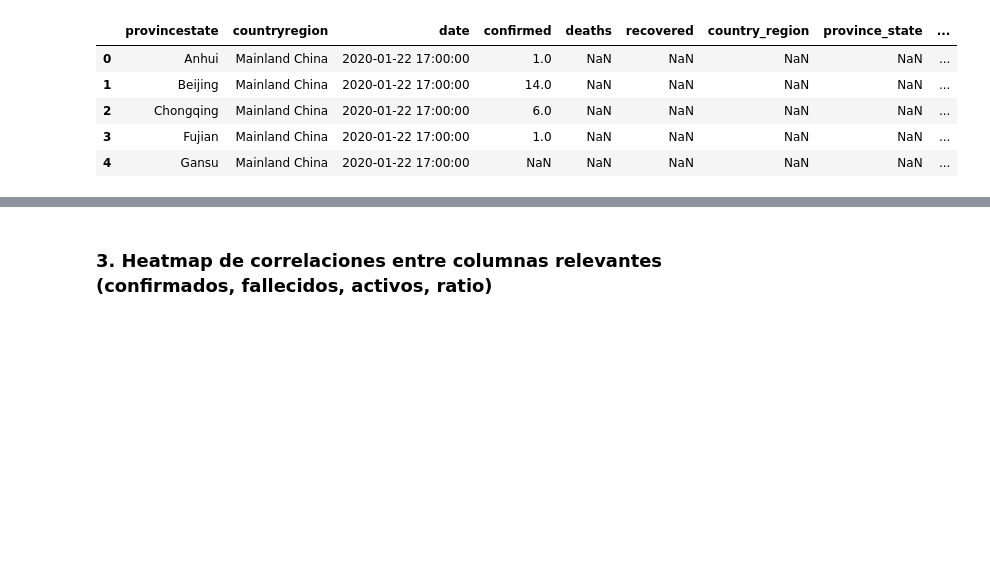
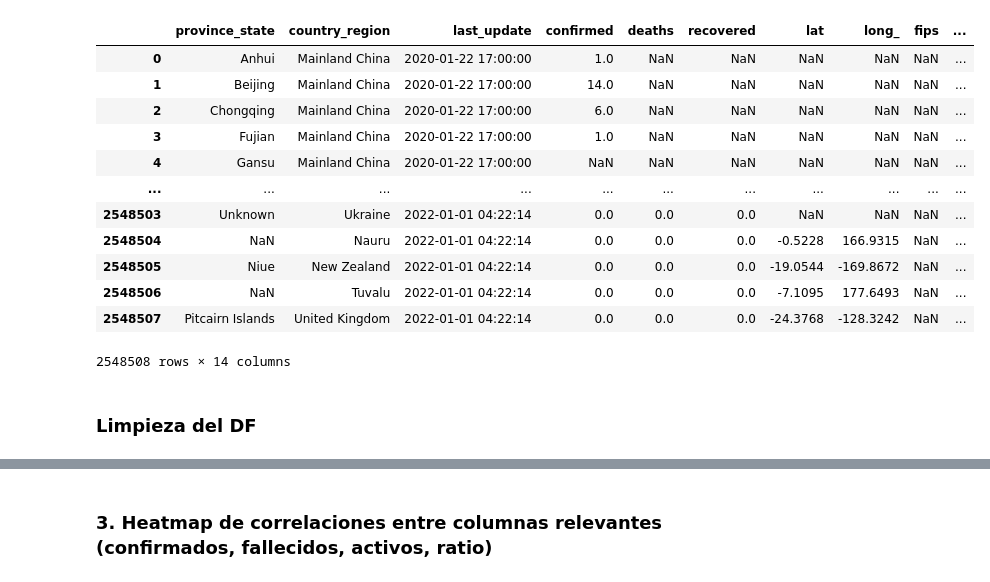
Before and after one commit to AlvaroMolinaCL/ProyectoGestionDeDatos, a Jupyter notebook: data/03_visualizaciones.ipynb, the cells around one changed output, grey strips where cells are left out. Drawn from its saved outputs; the diff is of its cells as text; code cells hidden in the pictures; blank space fills up the shorter version.

```diff
--- a/data/03_visualizaciones.ipynb
+++ b/data/03_visualizaciones.ipynb
@@ -5,4 +10,5 @@
 # %%
+import os
 import requests
 import pandas as pd
 import numpy as np
@@ -32,46 +38,53 @@ for year in range(año_inicio, año_fin + 1):
                 df = pd.read_csv(StringIO(response.text))
                 df.columns = df.columns.str.replace(r'[^a-zA-Z0-9_]', '', regex = True)
                 df.columns = df.columns.str.lower()
-
                 column_renames = {
-                    'lastupdate': 'date',
-                    'last_update': 'date',
-                    'observationdate': 'date',
+                    'lastupdate': 'last_update',
+                    'observationdate': 'last_update',
+                    'latitude': 'lat',
+                    'longitude': 'long_',
                     'confirmedcases': 'confirmed',
-                    'country_region': 'country_region',
-                    'province_state': 'province_state'
+                    'case-fatality_ratio': 'case_fatality_ratio',
+                    'casefatality_ratio': 'case_fatality_ratio',
+                    'provincestate': 'province_state',
+                    'countryregion': 'country_region',
+                    'incidence_rate': 'incident_rate'
                 }
                 df = df.rename(columns = column_renames)
 
-                required_cols = ['date', 'confirmed', 'deaths', 'recovered', 'country_region', 'province_state']
+                required_cols = ['last_update', 'confirmed', 'deaths', 'recovered', 'country_region', 'province_state']
                 for col in required_cols:
                     if col not in df.columns:
                         df[col] = pd.NA
 
-                df['date'] = pd.to_datetime(df['date'], errors = 'coerce', infer_datetime_format = True)
-                df.dropna(subset = ['date'], inplace = True)
+                df['last_update'] = pd.to_datetime(df['last_update'], errors = 'coerce')
+                df.dropna(subset = ['last_update'], inplace = True)
                 dfs.append(df)
-                print(f"Successfully loaded {file_name}")
+                print(f"Se cargó exitosamente {file_name}")
 
             except requests.exceptions.RequestException as e:
+                print(f"No se pudo cargar {file_name}: {e}")
                 failed_files.append(file_name)
             except Exception as e:
+                print(f"Ocurrió un error inesperado al intentar procesar {file_name}: {e}")
                 failed_files.append(file_name)
 
 if dfs:
     combined_df = pd.concat(dfs, ignore_index = True)
 else:
-    print("No dataframes were loaded.")
+    print("No se cargaron DataFrames.")
 
 if failed_files:
-    print("\nFiles that could not be loaded:")
+    print("\nArchivos que no se pudieron cargar:")
     for file in failed_files:
         print(file)
 
 if 'combined_df' in locals() and not combined_df.empty:
     output_filename = 'covid_2020_2021.csv'
     combined_df.to_csv(output_filename, index = False)
-    print(f"DataFrame guardado como '{output_filename}'")
+    print(f"\nDataFrame guardado como '{output_filename}'")
+    file_size_mb = os.path.getsize(output_filename) / (1024 * 1024)
+    print(f"Tamaño del archivo: {file_size_mb:.2f} MB")
 else:
-    print("No hay un DataFrame combinado para guardar.")
+    print("\nNo hay un DataFrame combinado para guardar.")
 # %% [output]
@@ -112,9 +140,18 @@ Successfully loaded 02-23-2020.csv
 # %%
-combined_df.head()
+combined_df
 # %% [output]
-|  | provincestate | countryregion | date | confirmed | deaths | recovered | country_region | province_state | ... |
-| 0 | Anhui | Mainland China | 2020-01-22 17:00:00 | 1.0 | NaN | NaN | NaN | NaN | ... |
-| 1 | Beijing | Mainland China | 2020-01-22 17:00:00 | 14.0 | NaN | NaN | NaN | NaN | ... |
-| 2 | Chongqing | Mainland China | 2020-01-22 17:00:00 | 6.0 | NaN | NaN | NaN | NaN | ... |
-| 3 | Fujian | Mainland China | 2020-01-22 17:00:00 | 1.0 | NaN | NaN | NaN | NaN | ... |
-| 4 | Gansu | Mainland China | 2020-01-22 17:00:00 | NaN | NaN | NaN | NaN | NaN | ... |
+|  | province_state | country_region | last_update | confirmed | deaths | recovered | lat | long_ | fips | ... |
+| 0 | Anhui | Mainland China | 2020-01-22 17:00:00 | 1.0 | NaN | NaN | NaN | NaN | NaN | ... |
+| 1 | Beijing | Mainland China | 2020-01-22 17:00:00 | 14.0 | NaN | NaN | NaN | NaN | NaN | ... |
+| 2 | Chongqing | Mainland China | 2020-01-22 17:00:00 | 6.0 | NaN | NaN | NaN | NaN | NaN | ... |
+| 3 | Fujian | Mainland China | 2020-01-22 17:00:00 | 1.0 | NaN | NaN | NaN | NaN | NaN | ... |
+| 4 | Gansu | Mainland China | 2020-01-22 17:00:00 | NaN | NaN | NaN | NaN | NaN | NaN | ... |
+| ... | ... | ... | ... | ... | ... | ... | ... | ... | ... | ... |
+| 2548503 | Unknown | Ukraine | 2022-01-01 04:22:14 | 0.0 | 0.0 | 0.0 | NaN | NaN | NaN | ... |
+| 2548504 | NaN | Nauru | 2022-01-01 04:22:14 | 0.0 | 0.0 | 0.0 | -0.5228 | 166.9315 | NaN | ... |
+| 2548505 | Niue | New Zealand | 2022-01-01 04:22:14 | 0.0 | 0.0 | 0.0 | -19.0544 | -169.8672 | NaN | ... |
+| 2548506 | NaN | Tuvalu | 2022-01-01 04:22:14 | 0.0 | 0.0 | 0.0 | -7.1095 | 177.6493 | NaN | ... |
+| 2548507 | Pitcairn Islands | United Kingdom | 2022-01-01 04:22:14 | 0.0 | 0.0 | 0.0 | -24.3768 | -128.3242 | NaN | ... |
+2548508 rows × 14 columns
+# %% [markdown]
+### Limpieza del DF
```
Also changed, not shown: parts of 34 cells of this notebook, 6 other files.
